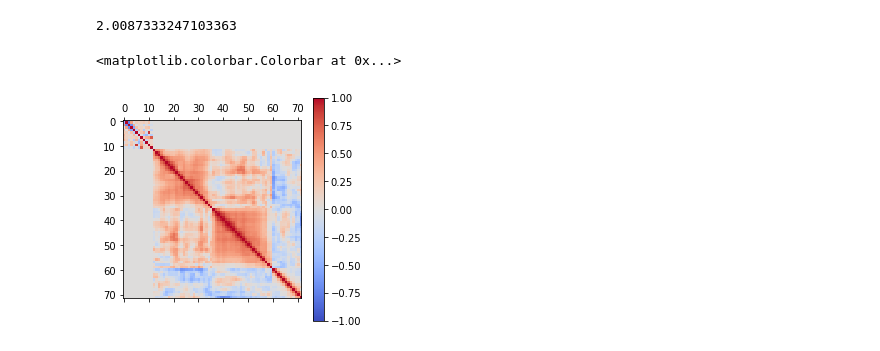
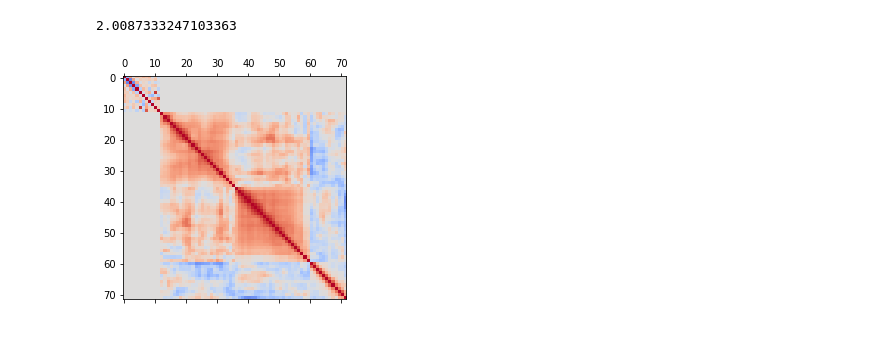
Before and after one commit to ast0815/covfit, a Jupyter notebook: genie-tune.ipynb, the cells around one changed output. Drawn from its saved outputs; the diff is of its cells as text; code cells hidden in the pictures.

```diff
--- a/genie-tune.ipynb
+++ b/genie-tune.ipynb
@@ -541,7 +540,7 @@ derate_covariance(raw_data_cov_full_exp_uncor, jacobian=raw_A[data_used_full], r
 # %%
 raw_nightmare_cor_full_exp_uncor = cov_to_cor(raw_ret_full_exp_uncor["nightmare_cov"])
 plt.matshow(raw_nightmare_cor_full_exp_uncor, vmin=-1, vmax=1, cmap="coolwarm")
-plt.colorbar()
+#plt.colorbar()
+plt.savefig("plots/genie-cor-all-exp.pdf")
 # %% [output]
-<matplotlib.colorbar.Colorbar at 0x...>
-[figure, old version]
+[figure, new version]
```
Also changed, not shown: parts of 6 cells of this notebook.
